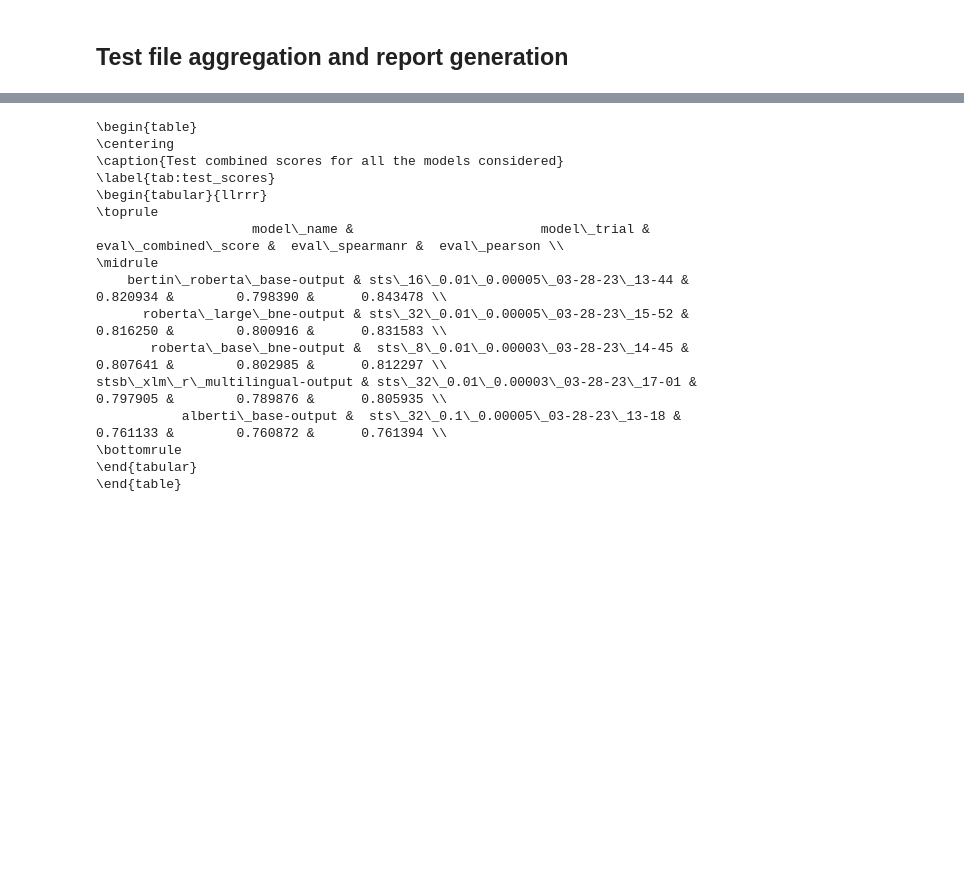
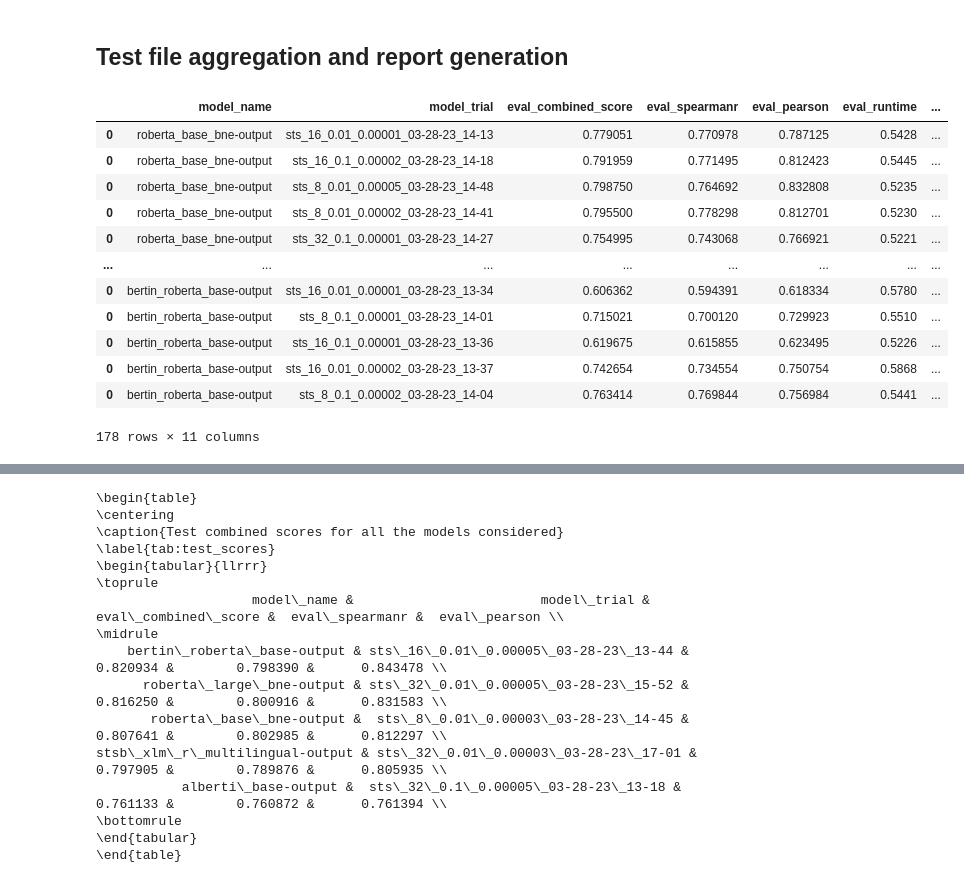
Before and after one commit to linhd-postdata/lyricsim, a Jupyter notebook: notebooks/evaluation_process.ipynb, the cells around one changed output, grey strips where cells are left out. Drawn from its saved outputs; the diff is of its cells as text; code cells hidden in the pictures; blank space fills up the shorter version.

Commit message:
Results format. Models in generate_scripts.

```diff
--- a/notebooks/evaluation_process.ipynb
+++ b/notebooks/evaluation_process.ipynb
@@ -119,6 +119,22 @@ column_order = ["model_name", "model_trial", "eval_combined_score", "eval_spearm
                 "eval_runtime", "eval_samples_per_second", "eval_loss", "eval_steps_per_second",
                 "test_samples_stsb", "epoch"]
 aggregated_df = aggregated_df[column_order]
+# %%
+aggregated_df
+# %% [output]
+|  | model_name | model_trial | eval_combined_score | eval_spearmanr | eval_pearson | eval_runtime | ... |
+| 0 | roberta_base_bne-output | sts_16_0.01_0.00001_03-28-23_14-13 | 0.779051 | 0.770978 | 0.787125 | 0.5428 | ... |
+| 0 | roberta_base_bne-output | sts_16_0.1_0.00002_03-28-23_14-18 | 0.791959 | 0.771495 | 0.812423 | 0.5445 | ... |
+| 0 | roberta_base_bne-output | sts_8_0.01_0.00005_03-28-23_14-48 | 0.798750 | 0.764692 | 0.832808 | 0.5235 | ... |
+| 0 | roberta_base_bne-output | sts_8_0.01_0.00002_03-28-23_14-41 | 0.795500 | 0.778298 | 0.812701 | 0.5230 | ... |
+| 0 | roberta_base_bne-output | sts_32_0.1_0.00001_03-28-23_14-27 | 0.754995 | 0.743068 | 0.766921 | 0.5221 | ... |
+| ... | ... | ... | ... | ... | ... | ... | ... |
+| 0 | bertin_roberta_base-output | sts_16_0.01_0.00001_03-28-23_13-34 | 0.606362 | 0.594391 | 0.618334 | 0.5780 | ... |
+| 0 | bertin_roberta_base-output | sts_8_0.1_0.00001_03-28-23_14-01 | 0.715021 | 0.700120 | 0.729923 | 0.5510 | ... |
+| 0 | bertin_roberta_base-output | sts_16_0.1_0.00001_03-28-23_13-36 | 0.619675 | 0.615855 | 0.623495 | 0.5226 | ... |
+| 0 | bertin_roberta_base-output | sts_16_0.01_0.00002_03-28-23_13-37 | 0.742654 | 0.734554 | 0.750754 | 0.5868 | ... |
+| 0 | bertin_roberta_base-output | sts_8_0.1_0.00002_03-28-23_14-04 | 0.763414 | 0.769844 | 0.756984 | 0.5441 | ... |
+178 rows × 11 columns
 # %%
 final_df = aggregated_df[['model_name', 'model_trial', 'eval_combined_score', 'eval_spearmanr', 'eval_pearson']]
 final_df = final_df.sort_values(by=['eval_combined_score'], ascending=False).drop_duplicates(subset=['model_name'],keep='first').reset_index(drop='index')
```
Also changed, not shown: parts of 2 cells of this notebook, 1 other file.
